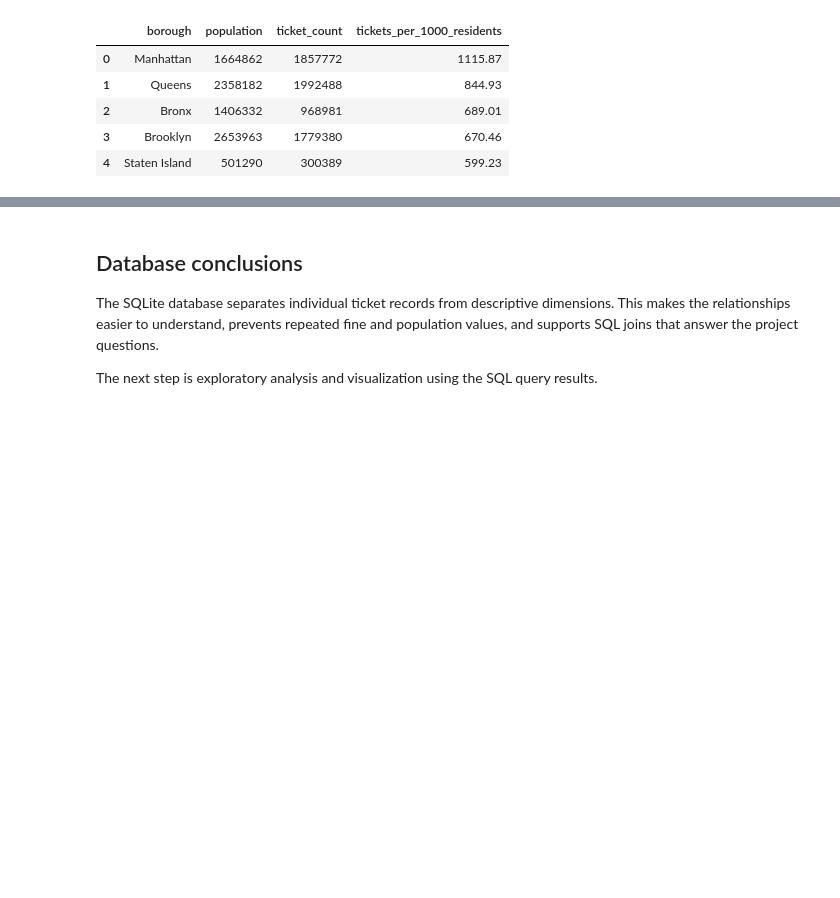
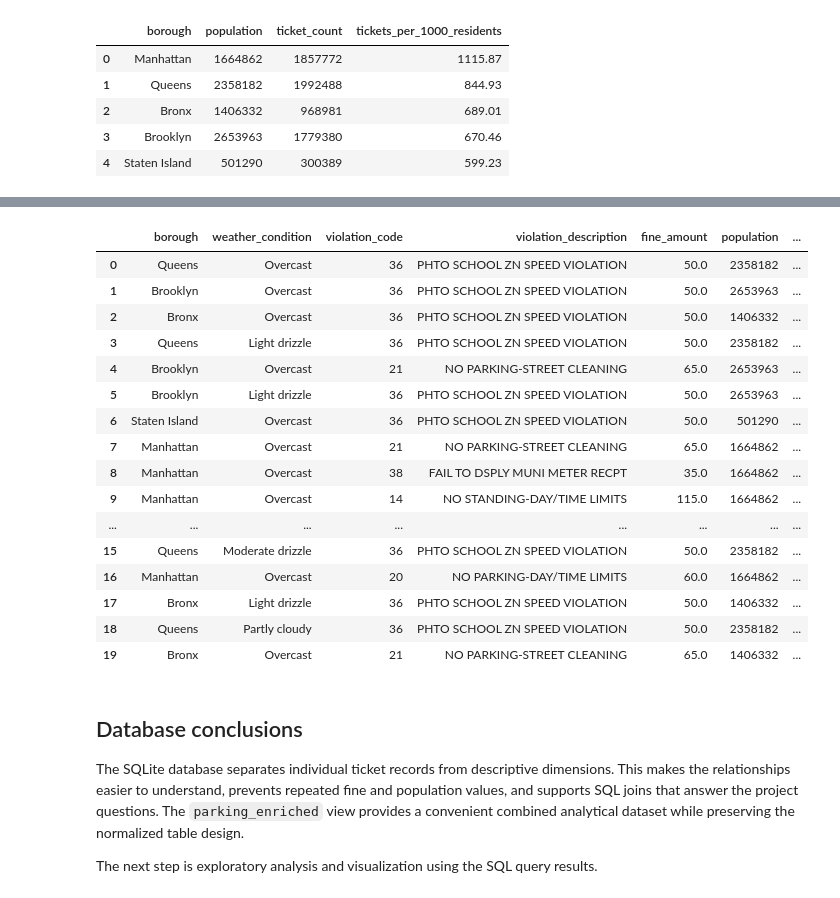
Before and after one commit to JaysonC41/parkinganalytics, a Jupyter notebook: notebooks/02_build_sqlite_database.ipynb, the cells around one changed output, grey strips where cells are left out. Saved outputs shown, nothing was run; the diff lists cells and outputs as text; code cells hidden in the pictures; blank space fills up the shorter version.

```diff
--- a/notebooks/02_build_sqlite_database.ipynb
+++ b/notebooks/02_build_sqlite_database.ipynb
@@ -270,7 +339,56 @@ borough_analysis
+# %%
+four_source_analysis = pd.read_sql_query(
+    """
+    SELECT
+        c.borough,
+        w.weather_condition,
+        p.violation_code,
+        v.violation_description,
+        v.fine_amount,
+        c.population,
+        COUNT(*) AS ticket_count,
+        ROUND(COUNT(*) * v.fine_amount, 2) AS estimated_fine_exposure,
+        ROUND(COUNT(*) * 1000.0 / c.population, 2) AS tickets_per_1000_residents
+    FROM parking_violations AS p
+    JOIN weather_daily AS w ON w.weather_date = p.issue_date
+    JOIN violation_lookup AS v ON v.violation_code = p.violation_code
+    JOIN census_borough AS c ON c.borough = p.borough
+    WHERE p.issue_date BETWEEN '2024-07-01' AND '2025-06-30'
+      AND w.weather_condition IS NOT NULL
+      AND v.fine_amount IS NOT NULL
+    GROUP BY
+        c.borough, w.weather_condition, p.violation_code,
+        v.violation_description, v.fine_amount, c.population
+    HAVING COUNT(*) >= 1_000
+    ORDER BY ticket_count DESC
+    LIMIT 20
+    """,
+    connection,
+)
+
+four_source_analysis
+# %% [output]
+|  | borough | weather_condition | violation_code | violation_description | fine_amount | population | ... |
+| 0 | Queens | Overcast | 36 | PHTO SCHOOL ZN SPEED VIOLATION | 50.0 | 2358182 | ... |
+| 1 | Brooklyn | Overcast | 36 | PHTO SCHOOL ZN SPEED VIOLATION | 50.0 | 2653963 | ... |
+| 2 | Bronx | Overcast | 36 | PHTO SCHOOL ZN SPEED VIOLATION | 50.0 | 1406332 | ... |
+| 3 | Queens | Light drizzle | 36 | PHTO SCHOOL ZN SPEED VIOLATION | 50.0 | 2358182 | ... |
+| 4 | Brooklyn | Overcast | 21 | NO PARKING-STREET CLEANING | 65.0 | 2653963 | ... |
+| 5 | Brooklyn | Light drizzle | 36 | PHTO SCHOOL ZN SPEED VIOLATION | 50.0 | 2653963 | ... |
+| 6 | Staten Island | Overcast | 36 | PHTO SCHOOL ZN SPEED VIOLATION | 50.0 | 501290 | ... |
+| 7 | Manhattan | Overcast | 21 | NO PARKING-STREET CLEANING | 65.0 | 1664862 | ... |
+| 8 | Manhattan | Overcast | 38 | FAIL TO DSPLY MUNI METER RECPT | 35.0 | 1664862 | ... |
+| 9 | Manhattan | Overcast | 14 | NO STANDING-DAY/TIME LIMITS | 115.0 | 1664862 | ... |
+| ... | ... | ... | ... | ... | ... | ... | ... |
+| 15 | Queens | Moderate drizzle | 36 | PHTO SCHOOL ZN SPEED VIOLATION | 50.0 | 2358182 | ... |
+| 16 | Manhattan | Overcast | 20 | NO PARKING-DAY/TIME LIMITS | 60.0 | 1664862 | ... |
+| 17 | Bronx | Light drizzle | 36 | PHTO SCHOOL ZN SPEED VIOLATION | 50.0 | 1406332 | ... |
+| 18 | Queens | Partly cloudy | 36 | PHTO SCHOOL ZN SPEED VIOLATION | 50.0 | 2358182 | ... |
+| 19 | Bronx | Overcast | 21 | NO PARKING-STREET CLEANING | 65.0 | 1406332 | ... |
 # %% [markdown]
 ## Database conclusions
 
-The SQLite database separates individual ticket records from descriptive dimensions. This makes the relationships easier to understand, prevents repeated fine and population values, and supports SQL joins that answer the project questions.
+The SQLite database separates individual ticket records from descriptive dimensions. This makes the relationships easier to understand, prevents repeated fine and population values, and supports SQL joins that answer the project questions. The `parking_enriched` view provides a convenient combined analytical dataset while preserving the normalized table design.
 
 The next step is exploratory analysis and visualization using the SQL query results.
 # %%
```
Also changed, not shown: parts of 10 cells of this notebook, 8 other files.
